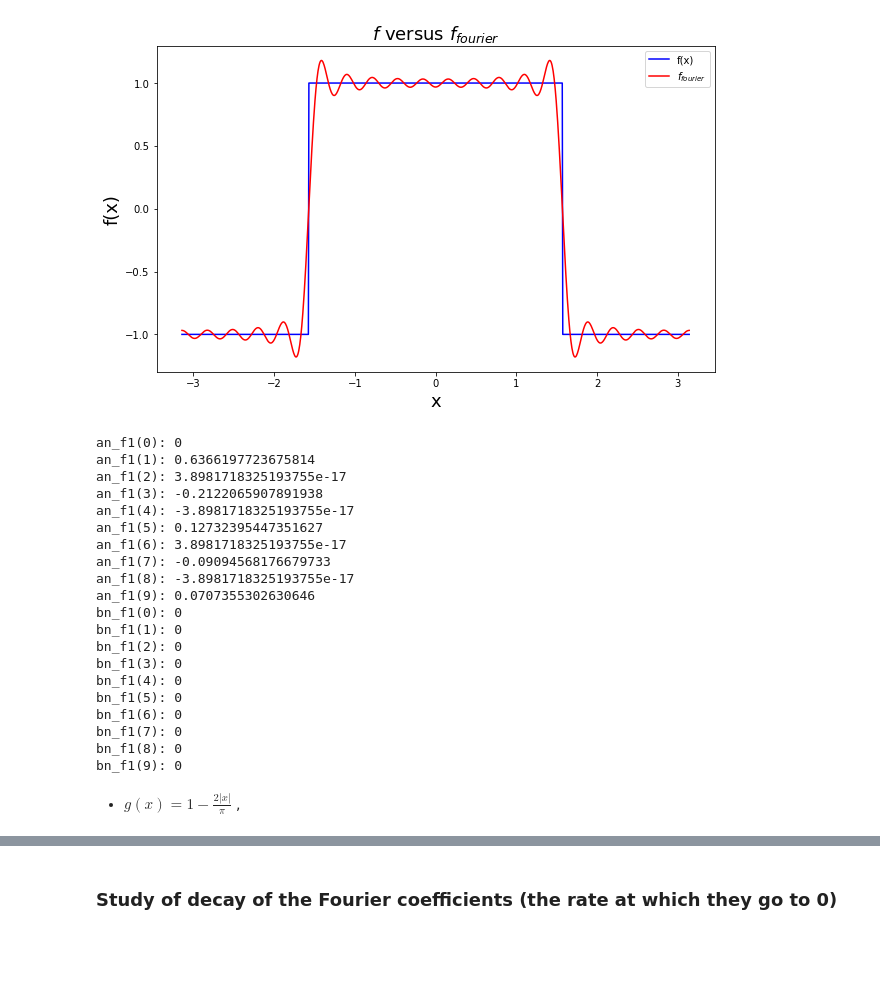
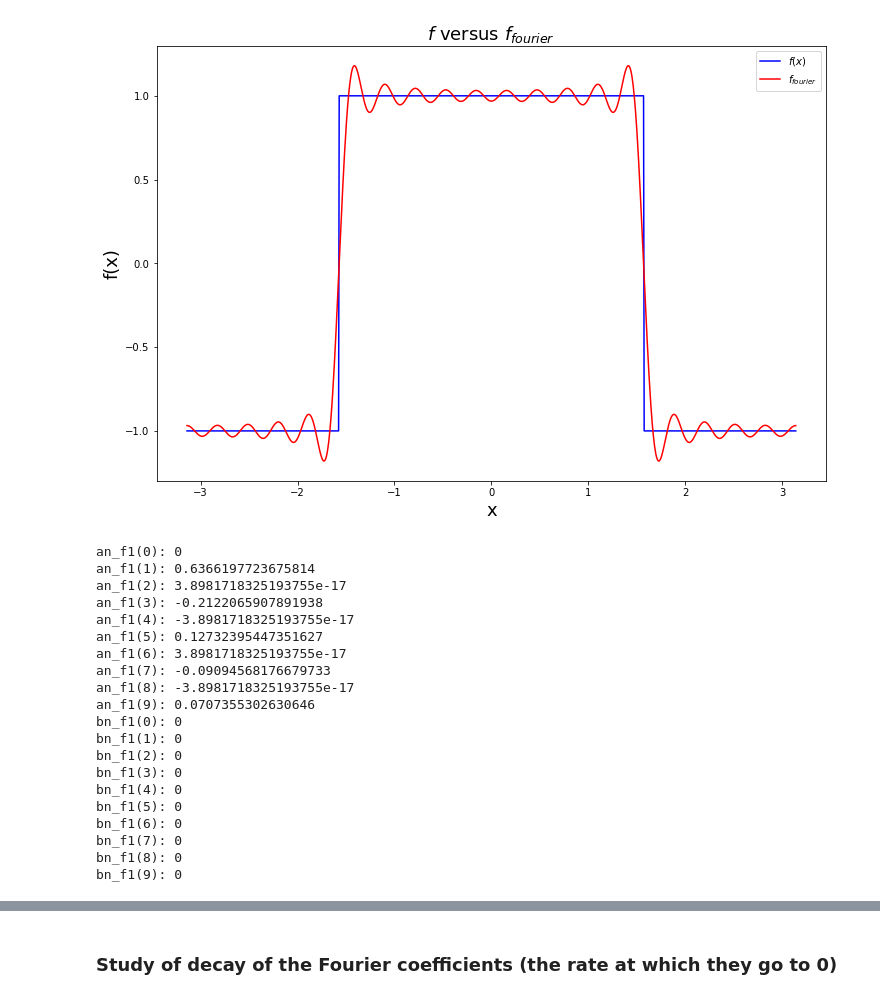
Before and after one commit to Kev1MSL/MAA-106-Project, a Jupyter notebook: Project_Li_Messali.ipynb, the cells around one changed output, grey strips where cells are left out. Drawn from its saved outputs; the diff is of its cells as text; code cells hidden in the pictures; blank space fills up the shorter version.

```diff
--- a/Project_Li_Messali.ipynb
+++ b/Project_Li_Messali.ipynb
@@ -48,15 +56,10 @@ import scipy.fftpack as fftpack
 # %%
-"""
-Definition of f: f is a 2-pi periodic even function on (-pi, pi] defined such that f(x) = 1 if x belongs to [-pi/2, pi/2] and f(x) = -1 otherwise.
-"""
-
-X_1 = np.linspace(-np.pi/2, np.pi/2, 100)
-Y_1 = np.ones(100)
-X_2 = np.linspace(-np.pi, -np.pi/2, 100)
-X_3 = np.linspace(np.pi/2, np.pi, 100)
-Y_2 = -np.ones(100)
 
 def f(x):
+    """
+    Definition of f:
+    f(x) = 1 if x belongs to [-pi/2, pi/2] and f(x) = -1 otherwise.
+    """
     return 1 if -np.pi/2 <= x <= np.pi/2 else -1
 
 # plot truncated series of f(x)
@@ -73,46 +76,44 @@ def bn_f1(n):
     """
     return 0
 
+
 def S_f(x, N):
     """
     bn_f1 vanishes
     N: stopping for infinite series
     """
     temp = 0
     for n in range(N):
         temp += 2*an_f1(n)*np.cos(n*x)
     return temp
 
+# plot f(x) with 1000 equidistant points
+tab_x = np.linspace(-np.pi, np.pi, 1001)
+y = [f(x) for x in tab_x]
 
-# plot f(x)
-tab_x = np.linspace(-np.pi, np.pi, 1000)
-y = [f(x) for x in tab_x]
-plt.figure(figsize=(10, 6))
-#plt.plot(X_1, Y_1, color="blue") # plot the graph of f(x)
-#plt.plot(X_2, Y_2, color="blue")
-plt.plot(tab_x, y, color="blue", label='f(x)')
+plt.figure(figsize = (12,8))
+plt.plot(tab_x, y, color="blue", label='$f(x)$')
 plt.xlabel('x', fontsize = 18)
 plt.ylabel('f(x)', fontsize = 18)
 plt.title('$f$ versus $f_{fourier}$', fontsize = 18)
 
-# plot f_fourier(x)
-# tab_x = np.linspace(-np.pi, np.pi, 1000)
-N = 20
+# plot f_fourier(x) with 1000 equidistant points
+N = 20 # N is the stopping number for the infinite sum, larger the better
 truncated_f = S_f(tab_x, N)
 plt.plot(tab_x, truncated_f, color="red", label='$f_{fourier}$')
 plt.legend(loc='upper right')
 plt.show()
 
 
 # study the decay of a_n and b_n for f(x)
 n = 10
 for i in range(n):
     print(f'an_f1({i}): {an_f1(i)}') # Convergent to 0
 
 for i in range(n):
     print(f'bn_f1({i}): {bn_f1(i)}')  # Getting 0 as expected because f is even
 # %% [output]
-[figure, old version]
+[figure, new version]
 an_f1(0): 0
 an_f1(1): 0.6366197723675814
 an_f1(2): 3.8981718325193755e-17
@@ -133,5 +134,3 @@ bn_f1(6): 0
 bn_f1(7): 0
 bn_f1(8): 0
 bn_f1(9): 0
-# %% [markdown]
--  $g(x) = 1 − \frac{2\vert x \vert}{\pi}$ ,
```
Also changed, not shown: parts of 23 cells of this notebook.
